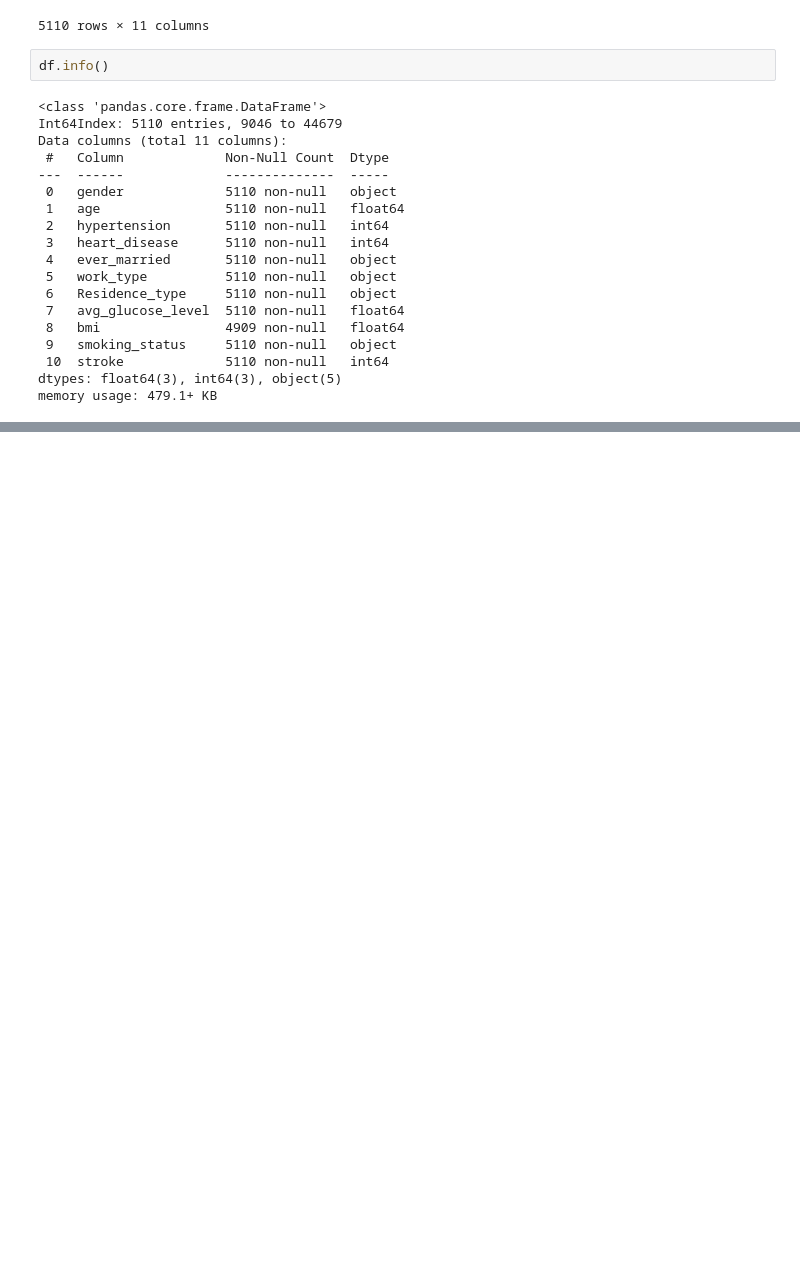
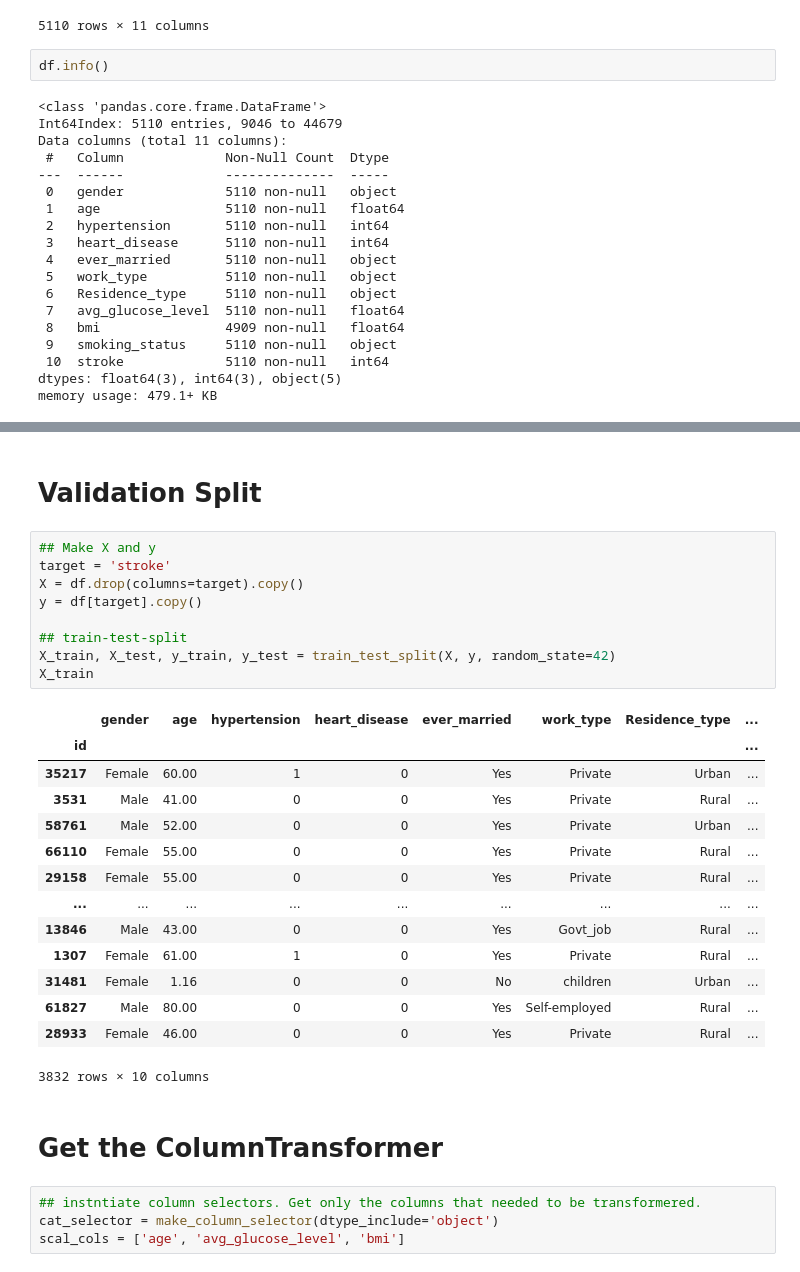
Before and after one commit to QianFu520/Machine-Learning-Stroke-Prediction, a Jupyter notebook: Machine Learning.ipynb, the cells around one changed output, grey strips where cells are left out. Drawn from its saved outputs; the diff is of its cells as text; blank space fills up the shorter version.

```diff
--- a/Machine Learning.ipynb
+++ b/Machine Learning.ipynb
@@ -60,0 +71,32 @@ memory usage: 479.1+ KB
+# %% [markdown]
+# Validation Split
+# %%
+## Make X and y
+target = 'stroke'
+X = df.drop(columns=target).copy()
+y = df[target].copy()
+
+## train-test-split
+X_train, X_test, y_train, y_test = train_test_split(X, y, random_state=42)
+X_train
+# %% [output]
+|  | gender | age | hypertension | heart_disease | ever_married | work_type | Residence_type | ... |
+| id |  |  |  |  |  |  |  | ... |
+| 35217 | Female | 60.00 | 1 | 0 | Yes | Private | Urban | ... |
+| 3531 | Male | 41.00 | 0 | 0 | Yes | Private | Rural | ... |
+| 58761 | Male | 52.00 | 0 | 0 | Yes | Private | Urban | ... |
+| 66110 | Female | 55.00 | 0 | 0 | Yes | Private | Rural | ... |
+| 29158 | Female | 55.00 | 0 | 0 | Yes | Private | Rural | ... |
+| ... | ... | ... | ... | ... | ... | ... | ... | ... |
+| 13846 | Male | 43.00 | 0 | 0 | Yes | Govt_job | Rural | ... |
+| 1307 | Female | 61.00 | 1 | 0 | Yes | Private | Rural | ... |
+| 31481 | Female | 1.16 | 0 | 0 | No | children | Urban | ... |
+| 61827 | Male | 80.00 | 0 | 0 | Yes | Self-employed | Rural | ... |
+| 28933 | Female | 46.00 | 0 | 0 | Yes | Private | Rural | ... |
+3832 rows × 10 columns
+# %% [markdown]
+# Get the ColumnTransformer
+# %%
+## instntiate column selectors. Get only the columns that needed to be transformered.
+cat_selector = make_column_selector(dtype_include='object')
+scal_cols = ['age', 'avg_glucose_level', 'bmi']
```
Also changed, not shown: parts of 9 cells of this notebook.
